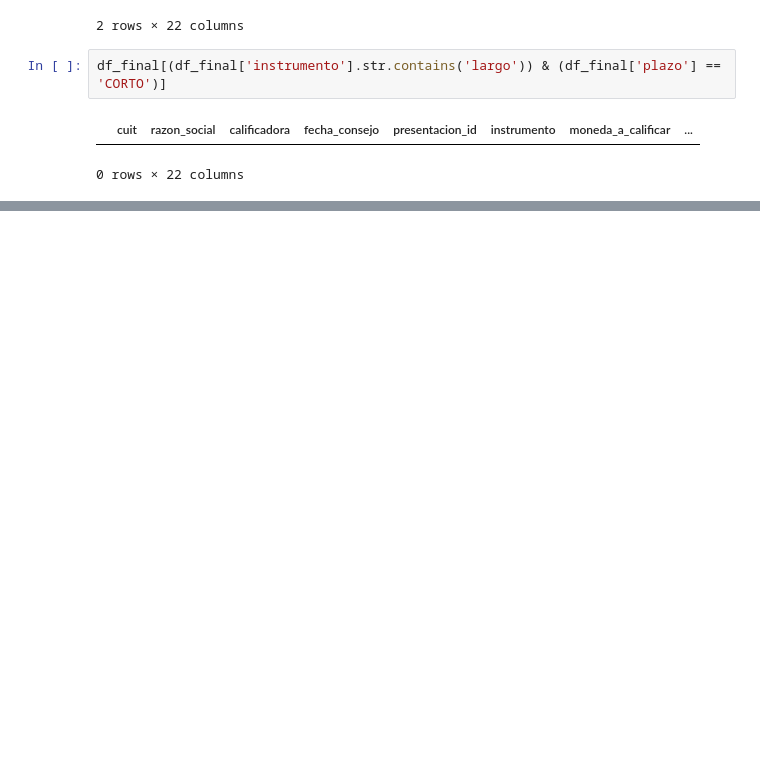
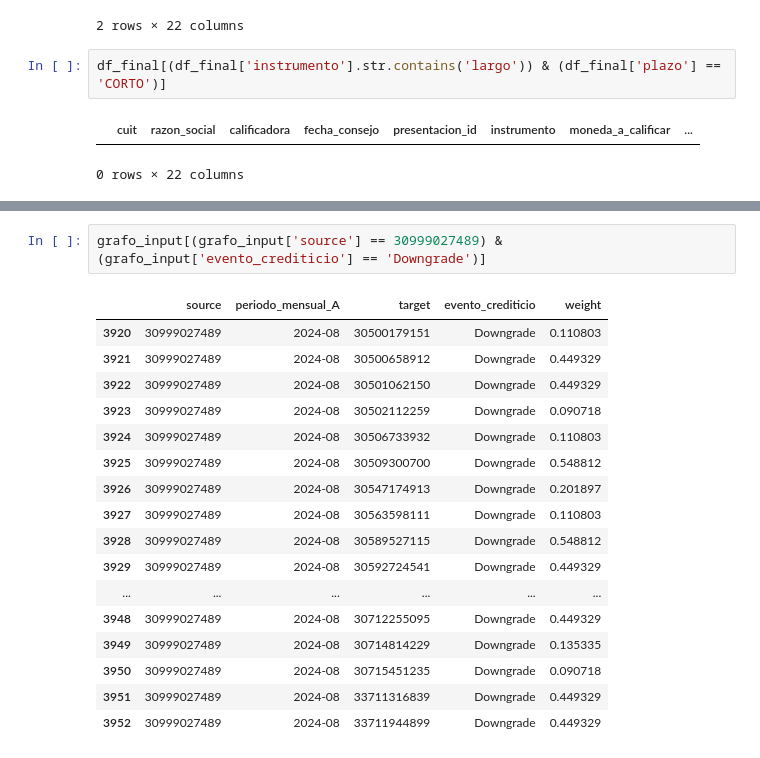
Before and after one commit to sofiscaiano/credit_risk_network, a Jupyter notebook: data_processing.ipynb, the cells around one changed output, grey strips where cells are left out. Drawn from its saved outputs; the diff is of its cells as text; blank space fills up the shorter version.

```diff
--- a/data_processing.ipynb
+++ b/data_processing.ipynb
@@ -752,0 +756,20 @@ df_final[df_final['cuit'] == 30682434720]
+# %%
+grafo_input[(grafo_input['source'] == 30999027489) & (grafo_input['evento_crediticio'] == 'Downgrade')]
+# %% [output]
+|  | source | periodo_mensual_A | target | evento_crediticio | weight |
+| 3920 | 30999027489 | 2024-08 | 30500179151 | Downgrade | 0.110803 |
+| 3921 | 30999027489 | 2024-08 | 30500658912 | Downgrade | 0.449329 |
+| 3922 | 30999027489 | 2024-08 | 30501062150 | Downgrade | 0.449329 |
+| 3923 | 30999027489 | 2024-08 | 30502112259 | Downgrade | 0.090718 |
+| 3924 | 30999027489 | 2024-08 | 30506733932 | Downgrade | 0.110803 |
+| 3925 | 30999027489 | 2024-08 | 30509300700 | Downgrade | 0.548812 |
+| 3926 | 30999027489 | 2024-08 | 30547174913 | Downgrade | 0.201897 |
+| 3927 | 30999027489 | 2024-08 | 30563598111 | Downgrade | 0.110803 |
+| 3928 | 30999027489 | 2024-08 | 30589527115 | Downgrade | 0.548812 |
+| 3929 | 30999027489 | 2024-08 | 30592724541 | Downgrade | 0.449329 |
+| ... | ... | ... | ... | ... | ... |
+| 3948 | 30999027489 | 2024-08 | 30712255095 | Downgrade | 0.449329 |
+| 3949 | 30999027489 | 2024-08 | 30714814229 | Downgrade | 0.135335 |
+| 3950 | 30999027489 | 2024-08 | 30715451235 | Downgrade | 0.090718 |
+| 3951 | 30999027489 | 2024-08 | 33711316839 | Downgrade | 0.449329 |
+| 3952 | 30999027489 | 2024-08 | 33711944899 | Downgrade | 0.449329 |
```
Also changed, not shown: parts of 14 cells of this notebook, 8 other files.
